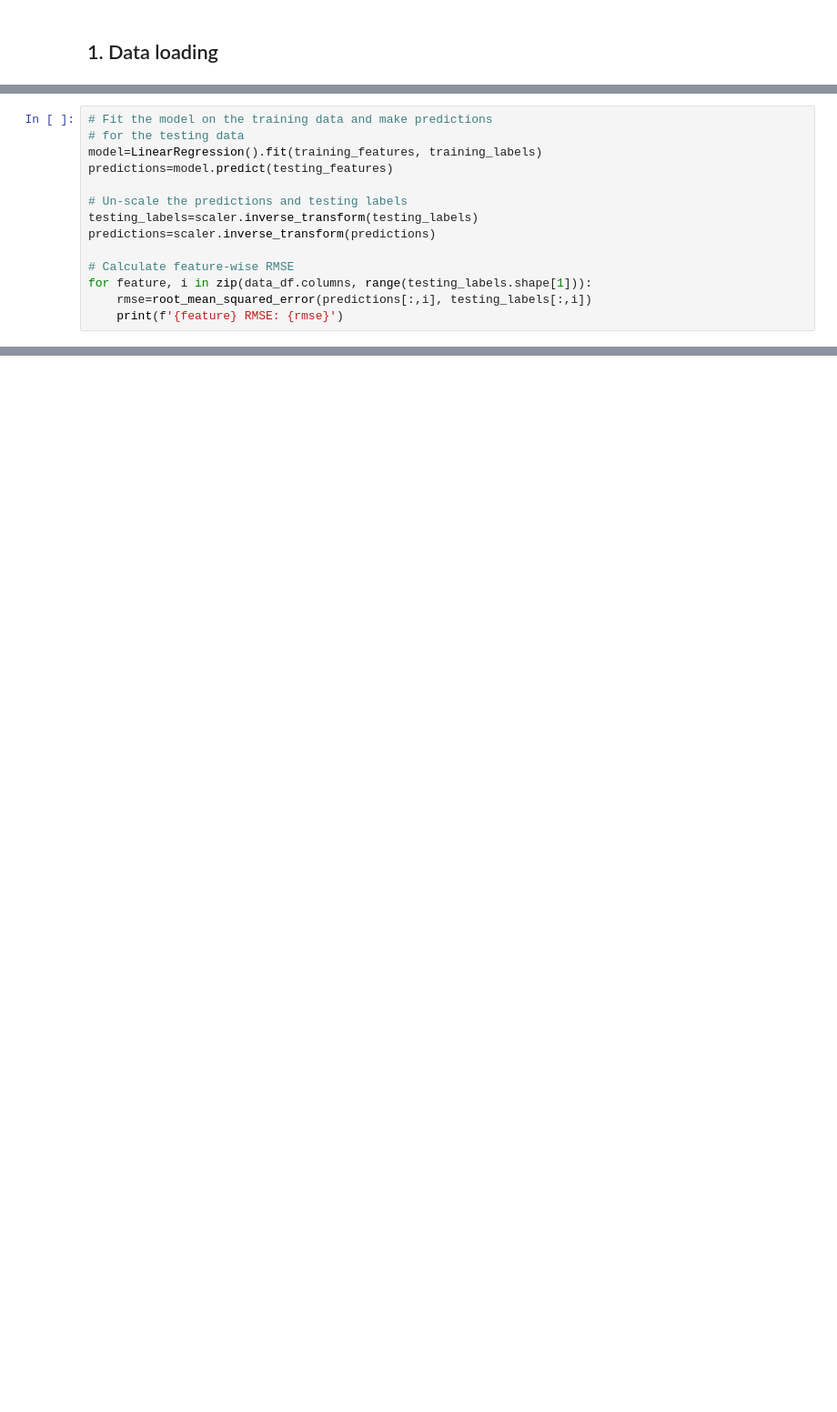
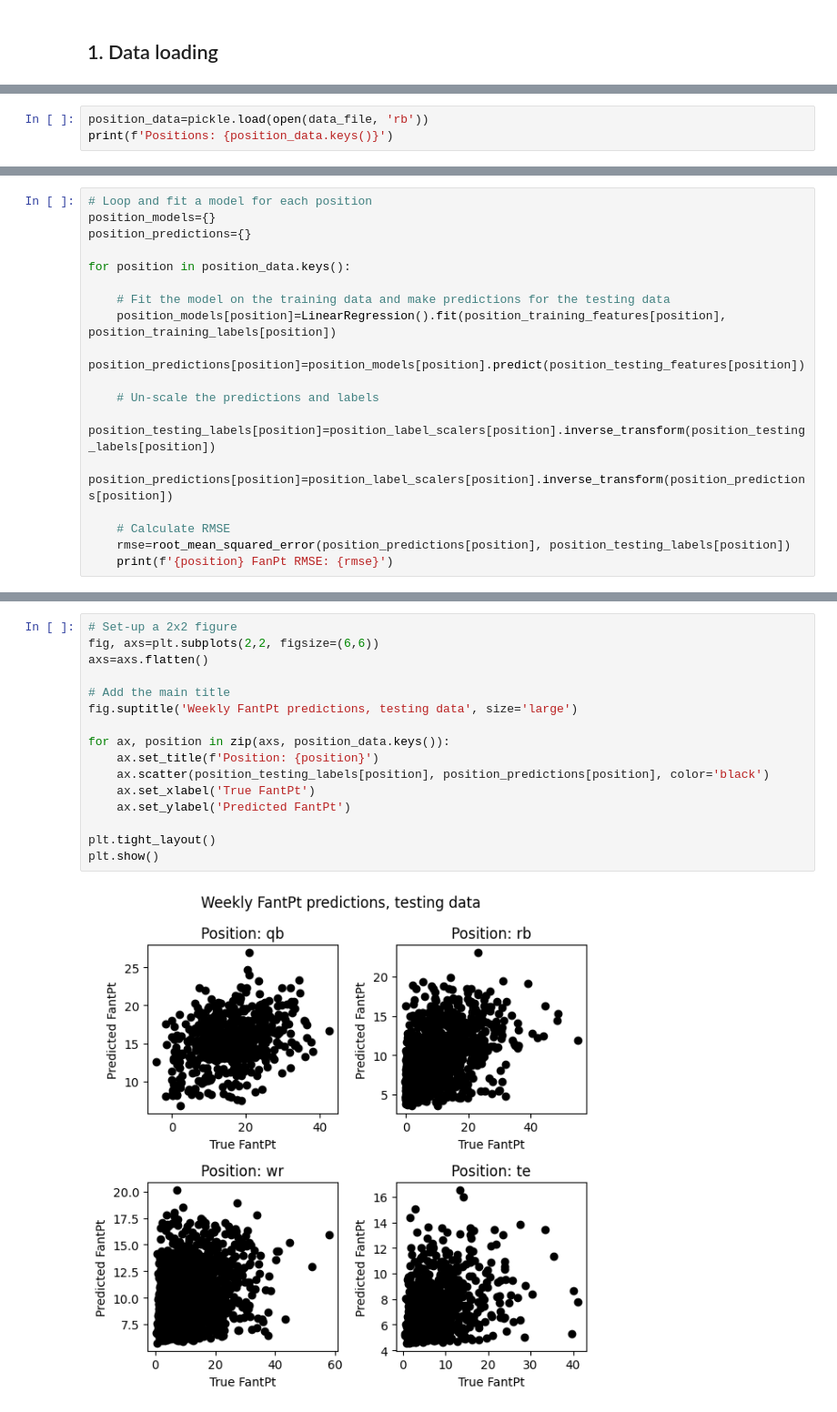
Before and after one commit to 4GeeksAcademy/maria272727fantasy_sports_assistant, a Jupyter notebook: notebooks/perdrizet_regression_model.ipynb, the cells around one changed output, grey strips where cells are left out. Shown at 91% size. Saved outputs shown, nothing was run; the diff lists cells and outputs as text; blank space fills up the shorter version.

Commit message:
Updated regression model to predict FanPt only and added diagnostic plots.

```diff
--- a/notebooks/perdrizet_regression_model.ipynb
+++ b/notebooks/perdrizet_regression_model.ipynb
@@ -45,0 +23,3 @@ Next, we need to set the datatype for our features.
+# %%
+position_data=pickle.load(open(data_file, 'rb'))
+print(f'Positions: {position_data.keys()}')
@@ -140,15 +207,19 @@ Testing labels: (1752, 15)
 # %%
-# Fit the model on the training data and make predictions
-# for the testing data
-model=LinearRegression().fit(training_features, training_labels)
-predictions=model.predict(testing_features)
+# Loop and fit a model for each position
+position_models={}
+position_predictions={}
 
-# Un-scale the predictions and testing labels
-testing_labels=scaler.inverse_transform(testing_labels)
-predictions=scaler.inverse_transform(predictions)
+for position in position_data.keys():
 
-# Calculate feature-wise RMSE
-for feature, i in zip(data_df.columns, range(testing_labels.shape[1])):
-    rmse=root_mean_squared_error(predictions[:,i], testing_labels[:,i])
-    print(f'{feature} RMSE: {rmse}')
+    # Fit the model on the training data and make predictions for the testing data
+    position_models[position]=LinearRegression().fit(position_training_features[position], position_training_labels[position])
+    position_predictions[position]=position_models[position].predict(position_testing_features[position])
+
+    # Un-scale the predictions and labels
+    position_testing_labels[position]=position_label_scalers[position].inverse_transform(position_testing_labels[position])
+    position_predictions[position]=position_label_scalers[position].inverse_transform(position_predictions[position])
+
+    # Calculate RMSE
+    rmse=root_mean_squared_error(position_predictions[position], position_testing_labels[position])
+    print(f'{position} FanPt RMSE: {rmse}')
 # %% [output]
@@ -169,0 +232,18 @@ FantPt RMSE: 7.634888063676473
+# %%
+# Set-up a 2x2 figure
+fig, axs=plt.subplots(2,2, figsize=(6,6))
+axs=axs.flatten()
+
+# Add the main title
+fig.suptitle('Weekly FantPt predictions, testing data', size='large')
+
+for ax, position in zip(axs, position_data.keys()):
+    ax.set_title(f'Position: {position}')
+    ax.scatter(position_testing_labels[position], position_predictions[position], color='black')
+    ax.set_xlabel('True FantPt')
+    ax.set_ylabel('Predicted FantPt')
+
+plt.tight_layout()
+plt.show()
+# %% [output]
+[figure, added]
```
Also changed, not shown: parts of 17 cells of this notebook, 3 other files.
